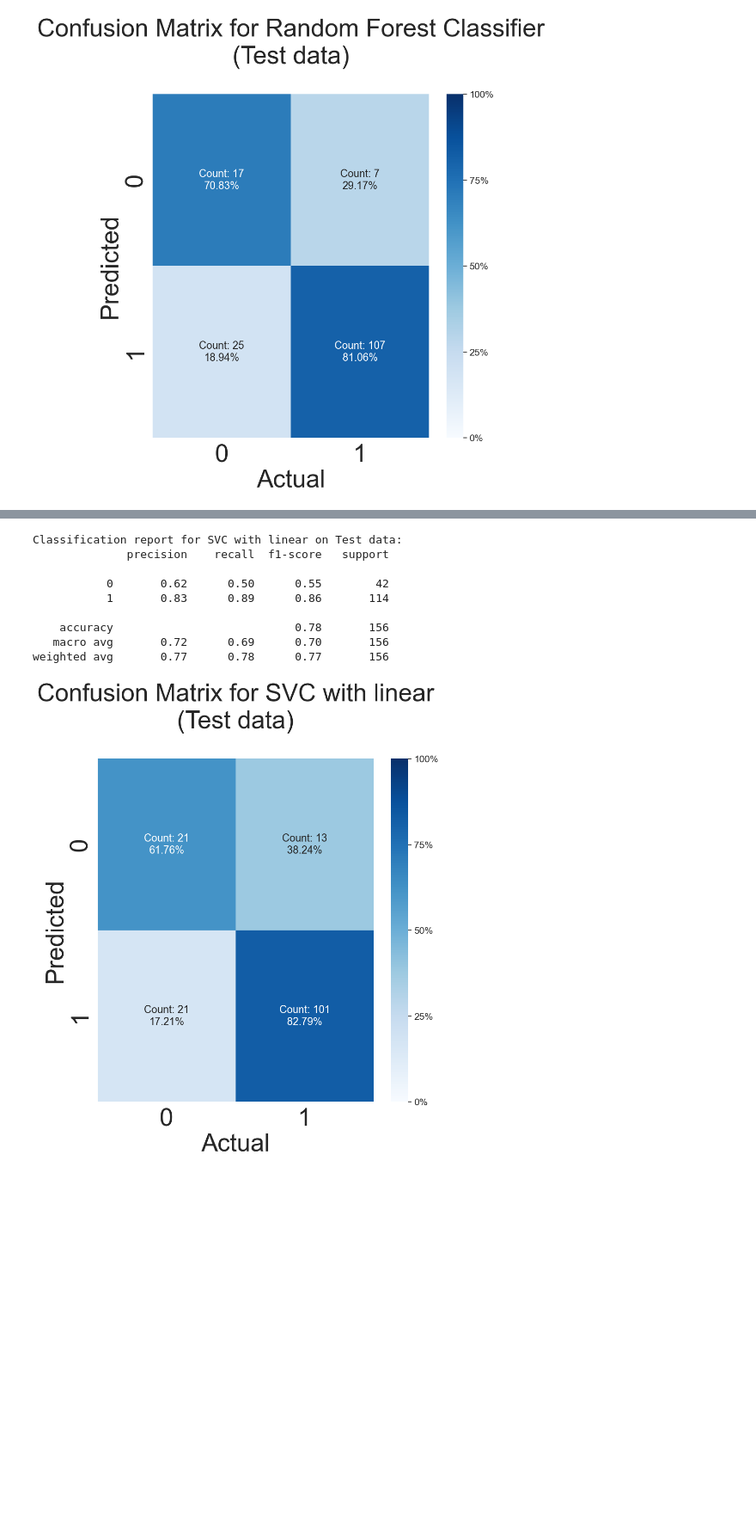
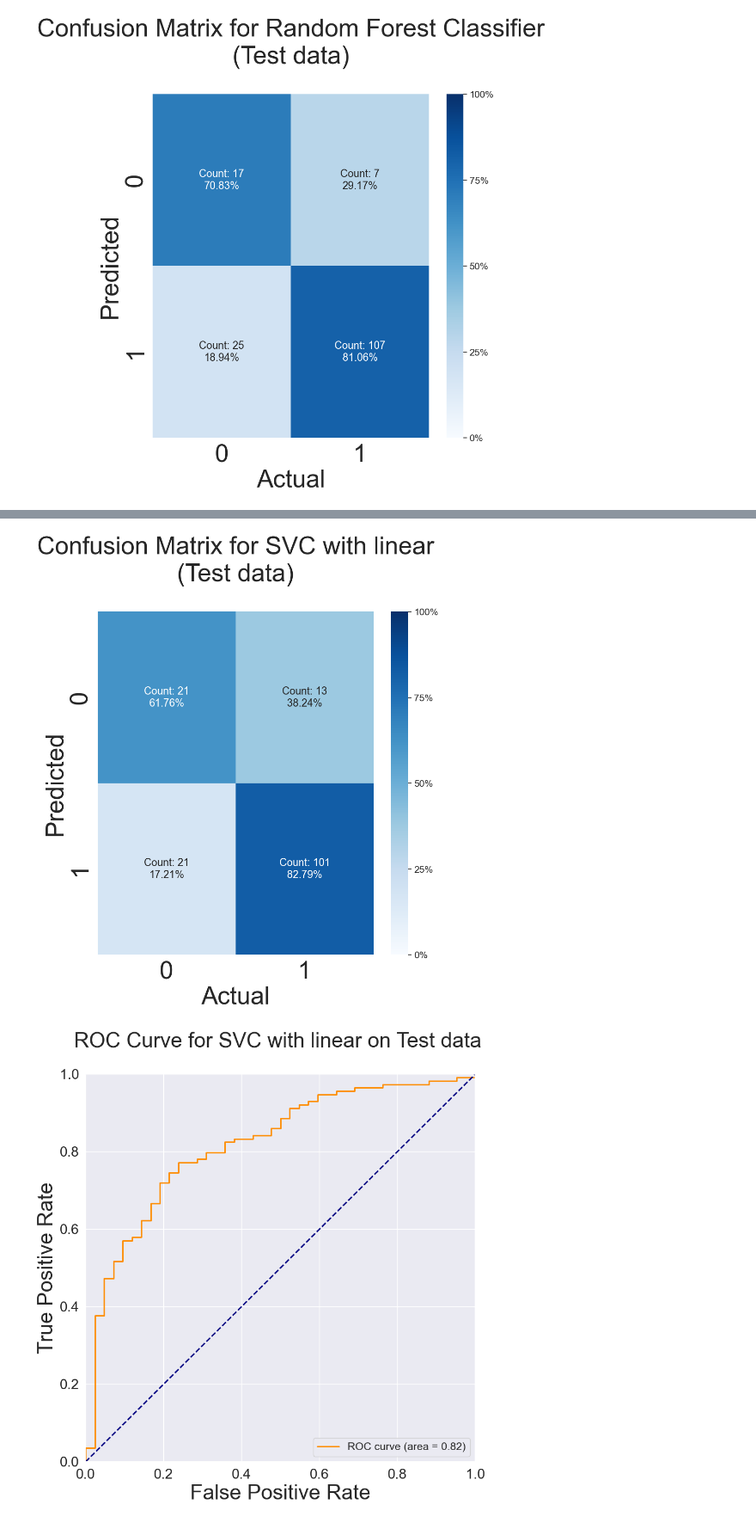
Before and after one commit to phil-mira/AMLS_assignment24_25, a Jupyter notebook: A/main_A.ipynb, the cells around one changed output, grey strips where cells are left out. Shown at 86% size. Cells and saved outputs as stored; diff of their text form; code cells hidden in the pictures; blank space fills up the shorter version.

```diff
--- a/A/main_A.ipynb
+++ b/A/main_A.ipynb
@@ -284,17 +266,19 @@ weighted avg       0.78      0.79      0.78       156
 # %%
 # Use the best kernel to evaluate the model on the test set
-svc = SVC(kernel=best_kernel)
+svc = SVC(kernel=best_kernel, probability=True)
 svc.fit(breastmnist_train_images.drop(columns='label'), breastmnist_train_images['label'])
 svc_test_predictions = svc.predict(breastmnist_test_images.drop(columns='label'))
 model_evaluation(breastmnist_test_images['label'], svc_test_predictions, f'SVC with {best_kernel}', 'Test')
+
+
+# Evaluate the probability of the model on the test set
+svc_test_probabilities = svc.predict_proba(breastmnist_test_images.drop(columns='label'))
+
+# Evaluate the RoC-AUC graph of the model on the test set
+plot_roc_curve(breastmnist_test_images['label'], svc_test_probabilities[:, 1], f'SVC with {best_kernel}', 'Test')
+
+# Display images that the model predicted incorrectly
+display_incorrect_images(breastmnist_test_images.drop(columns='label'), breastmnist_test_images['label'], svc_test_predictions, f'SVC with {best_kernel}', 'Test')
 # %% [output]
-Classification report for SVC with linear on Test data:
-              precision    recall  f1-score   support
-
-           0       0.62      0.50      0.55        42
-           1       0.83      0.89      0.86       114
-
-    accuracy                           0.78       156
-   macro avg       0.72      0.69      0.70       156
-weighted avg       0.77      0.78      0.77       156
 [figure]
+[figure, added]
```
Also changed, not shown: parts of 12 cells of this notebook, 14 other files.
